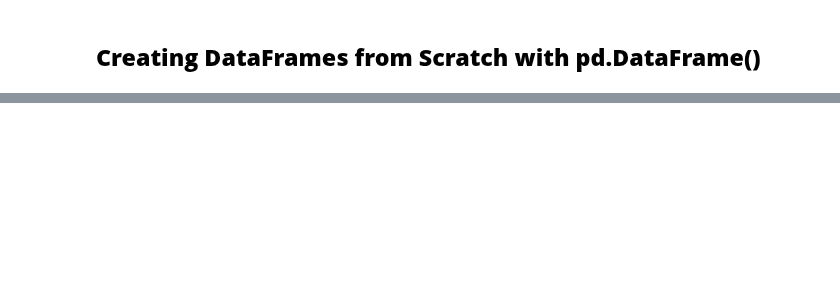
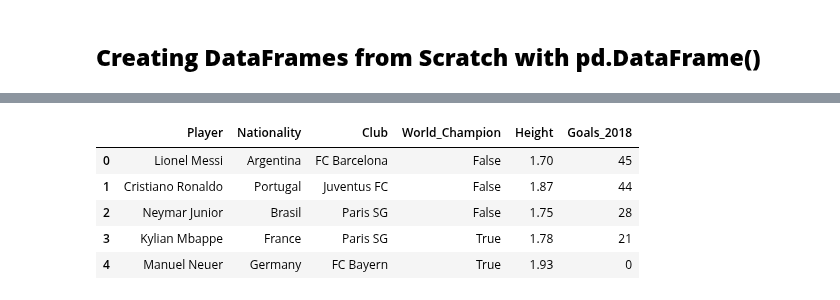
Before and after one commit to alchemistbg/udemy-the-complete-pandas-bootcamp, a Jupyter notebook: Section-07/Panda_Basics_II.ipynb, the cells around one changed output, grey strips where cells are left out. Saved outputs shown, nothing was run; the diff lists cells and outputs as text; code cells hidden in the pictures; blank space fills up the shorter version.

```diff
--- a/Section-07/Panda_Basics_II.ipynb
+++ b/Section-07/Panda_Basics_II.ipynb
@@ -305,0 +293,8 @@ import pandas as pd
+# %%
+height = [1.70, 1.87, 1.75, 1.78, 1.93]
+# %%
+goals = [45, 44, 28, 21, 0]
+# %%
+dic = {"Player":player, "Nationality":nationality, "Club":club,
+        "World_Champion":world_champion, "Height":height, "Goals_2018":goals
+       }
@@ -305,0 +316,9 @@ import pandas as pd
+# %%
+df
+# %% [output]
+|  | Player | Nationality | Club | World_Champion | Height | Goals_2018 |
+| 0 | Lionel Messi | Argentina | FC Barcelona | False | 1.70 | 45 |
+| 1 | Cristiano Ronaldo | Portugal | Juventus FC | False | 1.87 | 44 |
+| 2 | Neymar Junior | Brasil | Paris SG | False | 1.75 | 28 |
+| 3 | Kylian Mbappe | France | Paris SG | True | 1.78 | 21 |
+| 4 | Manuel Neuer | Germany | FC Bayern | True | 1.93 | 0 |
```
Also changed, not shown: parts of 35 cells of this notebook, 3 other files.
